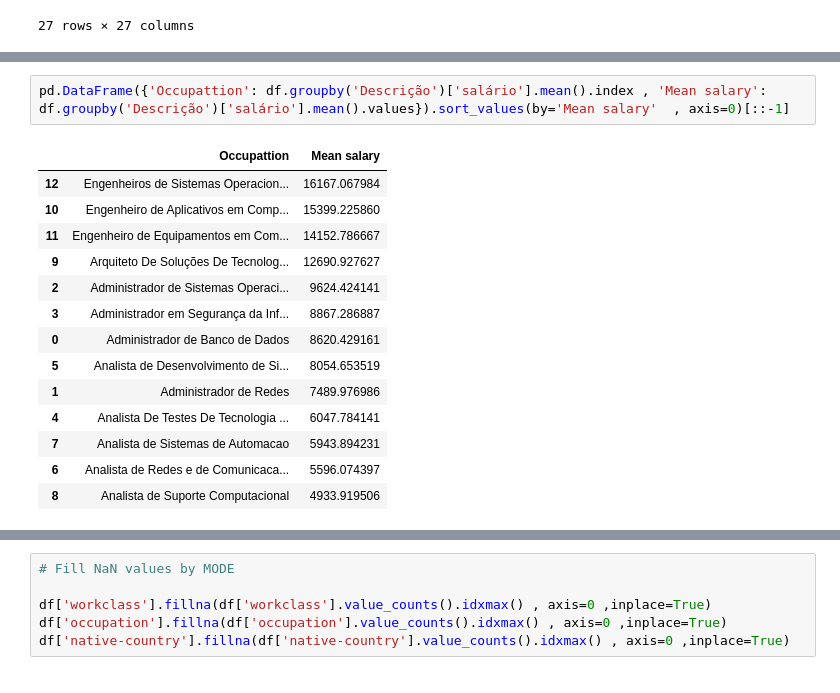
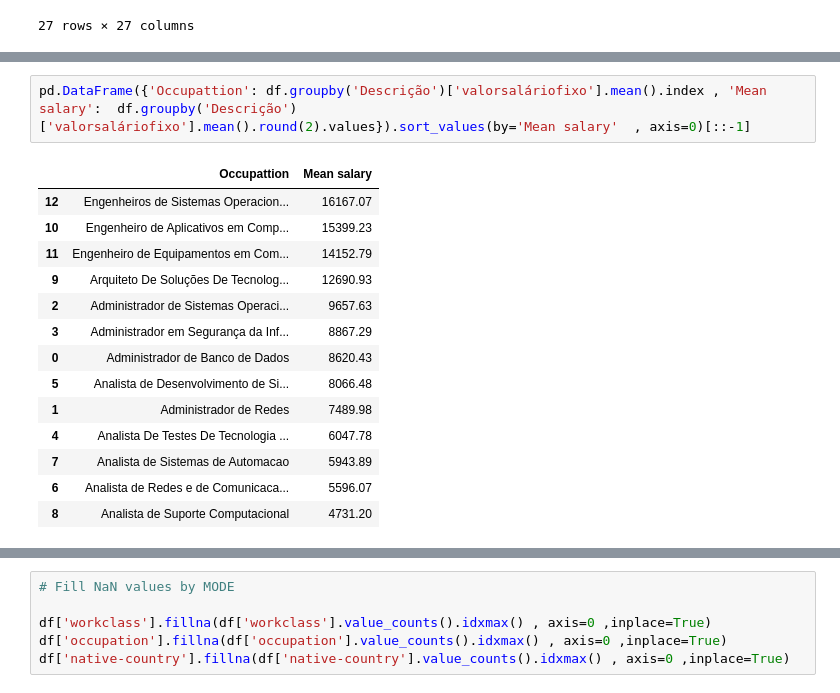
Before and after one commit to onemarcos/Tera---Salary-Prediction, a Jupyter notebook: Salary-Prediction.ipynb, the cells around one changed output, grey strips where cells are left out. Saved outputs shown, nothing was run; the diff lists cells and outputs as text.

```diff
--- a/Salary-Prediction.ipynb
+++ b/Salary-Prediction.ipynb
@@ -561,20 +552,20 @@ sns.barplot(data=df, x="education-num", y="salary" , palette='viridis');
 # %% [output]
 [figure]
 # %%
-pd.DataFrame({'Occupattion': df.groupby('Descrição')['salário'].mean().index , 'Mean salary':  df.groupby('Descrição')['salário'].mean().values}).sort_values(by='Mean salary'  , axis=0)[::-1]
+pd.DataFrame({'Occupattion': df.groupby('Descrição')['valorsaláriofixo'].mean().index , 'Mean salary':  df.groupby('Descrição')['valorsaláriofixo'].mean().round(2).values}).sort_values(by='Mean salary'  , axis=0)[::-1]
 # %% [output]
 |  | Occupattion | Mean salary |
-| 12 | Engenheiros de Sistemas Operacion... | 16167.067984 |
-| 10 | Engenheiro de Aplicativos em Comp... | 15399.225860 |
-| 11 | Engenheiro de Equipamentos em Com... | 14152.786667 |
-| 9 | Arquiteto De Soluções De Tecnolog... | 12690.927627 |
-| 2 | Administrador de Sistemas Operaci... | 9624.424141 |
-| 3 | Administrador em Segurança da Inf... | 8867.286887 |
-| 0 | Administrador de Banco de Dados | 8620.429161 |
-| 5 | Analista de Desenvolvimento de Si... | 8054.653519 |
-| 1 | Administrador de Redes | 7489.976986 |
-| 4 | Analista De Testes De Tecnologia ... | 6047.784141 |
-| 7 | Analista de Sistemas de Automacao | 5943.894231 |
-| 6 | Analista de Redes e de Comunicaca... | 5596.074397 |
-| 8 | Analista de Suporte Computacional | 4933.919506 |
+| 12 | Engenheiros de Sistemas Operacion... | 16167.07 |
+| 10 | Engenheiro de Aplicativos em Comp... | 15399.23 |
+| 11 | Engenheiro de Equipamentos em Com... | 14152.79 |
+| 9 | Arquiteto De Soluções De Tecnolog... | 12690.93 |
+| 2 | Administrador de Sistemas Operaci... | 9657.63 |
+| 3 | Administrador em Segurança da Inf... | 8867.29 |
+| 0 | Administrador de Banco de Dados | 8620.43 |
+| 5 | Analista de Desenvolvimento de Si... | 8066.48 |
+| 1 | Administrador de Redes | 7489.98 |
+| 4 | Analista De Testes De Tecnologia ... | 6047.78 |
+| 7 | Analista de Sistemas de Automacao | 5943.89 |
+| 6 | Analista de Redes e de Comunicaca... | 5596.07 |
+| 8 | Analista de Suporte Computacional | 4731.20 |
 # %%
```
Also changed, not shown: parts of 18 cells of this notebook, 1 other file.
